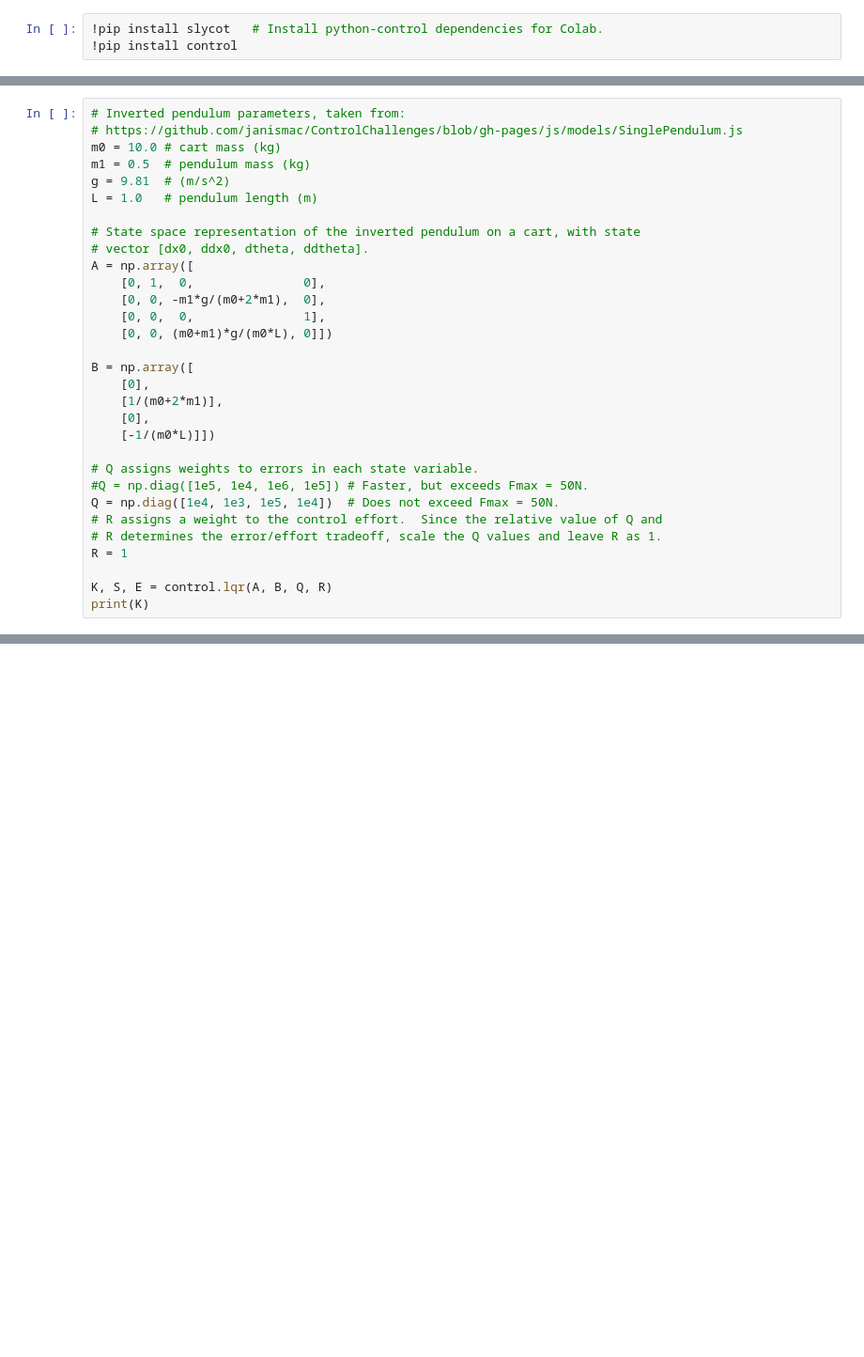
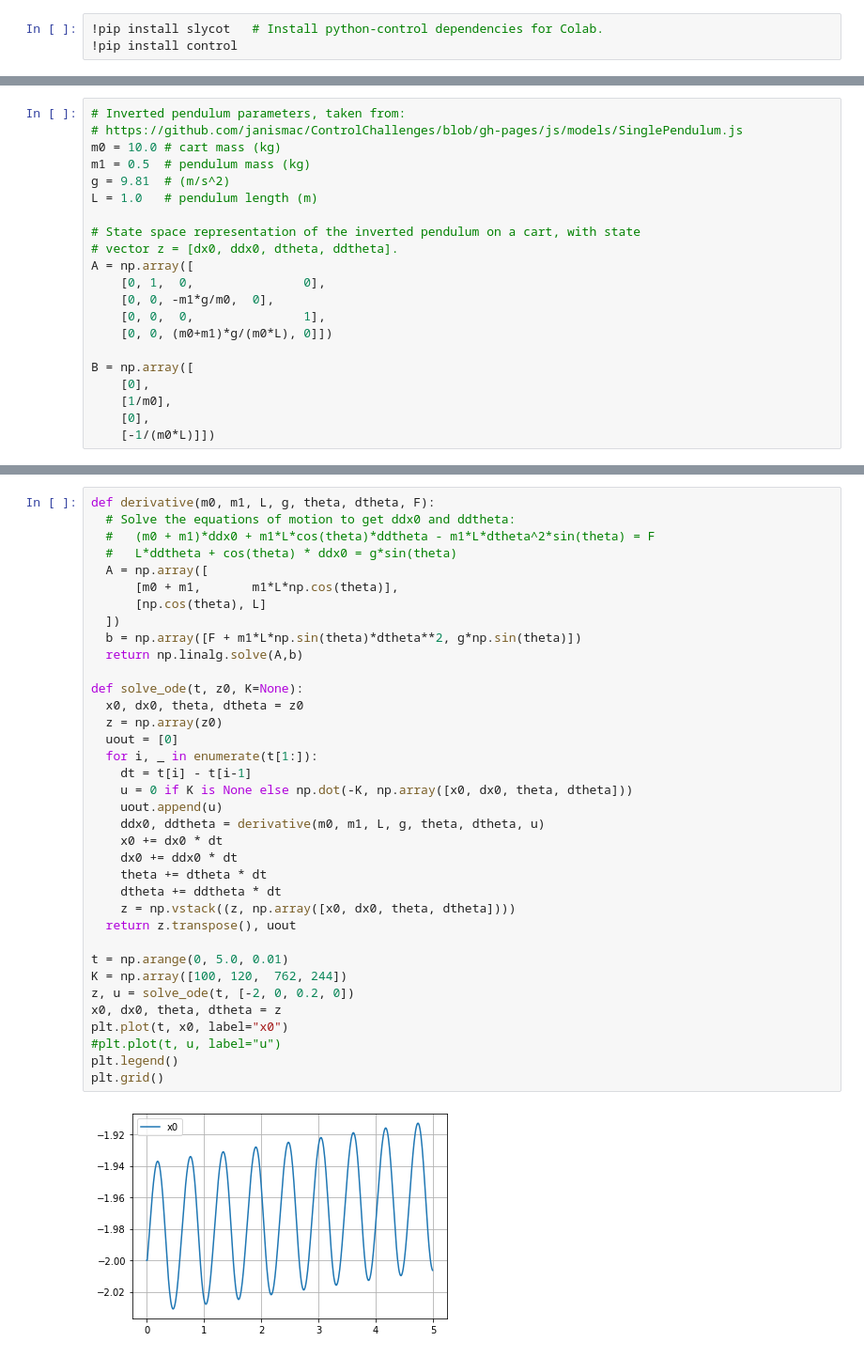
Before and after one commit to rkurdyumov/control_challenges, a Jupyter notebook: inverted_pendulum.ipynb, the cells around one changed output, grey strips where cells are left out. Shown: that part at 94% size. Drawn from its saved outputs; the diff is of its cells as text; blank space fills up the shorter version.

```diff
--- a/inverted_pendulum.ipynb
+++ b/inverted_pendulum.ipynb
@@ -18,25 +16,15 @@ g = 9.81  # (m/s^2)
 L = 1.0   # pendulum length (m)
 
 # State space representation of the inverted pendulum on a cart, with state
-# vector [dx0, ddx0, dtheta, ddtheta].
+# vector z = [dx0, ddx0, dtheta, ddtheta].
 A = np.array([
     [0, 1,  0,               0],
-    [0, 0, -m1*g/(m0+2*m1),  0],
+    [0, 0, -m1*g/m0,  0],
     [0, 0,  0,               1],
     [0, 0, (m0+m1)*g/(m0*L), 0]])
 
 B = np.array([
     [0],
-    [1/(m0+2*m1)],
+    [1/m0],
     [0],
     [-1/(m0*L)]])
-
-# Q assigns weights to errors in each state variable.
-#Q = np.diag([1e5, 1e4, 1e6, 1e5]) # Faster, but exceeds Fmax = 50N.
-Q = np.diag([1e4, 1e3, 1e5, 1e4])  # Does not exceed Fmax = 50N.
-# R assigns a weight to the control effort.  Since the relative value of Q and
-# R determines the error/effort tradeoff, scale the Q values and leave R as 1.
-R = 1
-
-K, S, E = control.lqr(A, B, Q, R)
-print(K)
@@ -44,0 +31,38 @@ print(K)
+# %%
+def derivative(m0, m1, L, g, theta, dtheta, F):
+  # Solve the equations of motion to get ddx0 and ddtheta:
+  #   (m0 + m1)*ddx0 + m1*L*cos(theta)*ddtheta - m1*L*dtheta^2*sin(theta) = F
+  #   L*ddtheta + cos(theta) * ddx0 = g*sin(theta)
+  A = np.array([
+      [m0 + m1,       m1*L*np.cos(theta)],
+      [np.cos(theta), L]
+  ])
+  b = np.array([F + m1*L*np.sin(theta)*dtheta**2, g*np.sin(theta)])
+  return np.linalg.solve(A,b)
+
+def solve_ode(t, z0, K=None):
+  x0, dx0, theta, dtheta = z0
+  z = np.array(z0)
+  uout = [0]
+  for i, _ in enumerate(t[1:]):
+    dt = t[i] - t[i-1]
+    u = 0 if K is None else np.dot(-K, np.array([x0, dx0, theta, dtheta]))
+    uout.append(u)
+    ddx0, ddtheta = derivative(m0, m1, L, g, theta, dtheta, u)
+    x0 += dx0 * dt
+    dx0 += ddx0 * dt
+    theta += dtheta * dt
+    dtheta += ddtheta * dt
+    z = np.vstack((z, np.array([x0, dx0, theta, dtheta])))
+  return z.transpose(), uout
+
+t = np.arange(0, 5.0, 0.01)
+K = np.array([100, 120,  762, 244])
+z, u = solve_ode(t, [-2, 0, 0.2, 0])
+x0, dx0, theta, dtheta = z
+plt.plot(t, x0, label="x0")
+#plt.plot(t, u, label="u")
+plt.legend()
+plt.grid()
+# %% [output]
+[figure, added]
```
Also changed, not shown: parts of 3 cells of this notebook.
